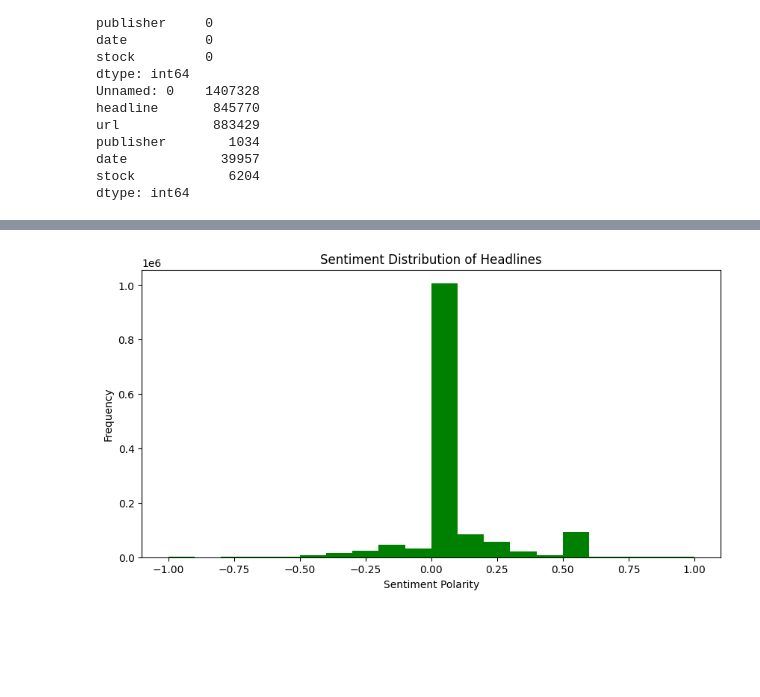
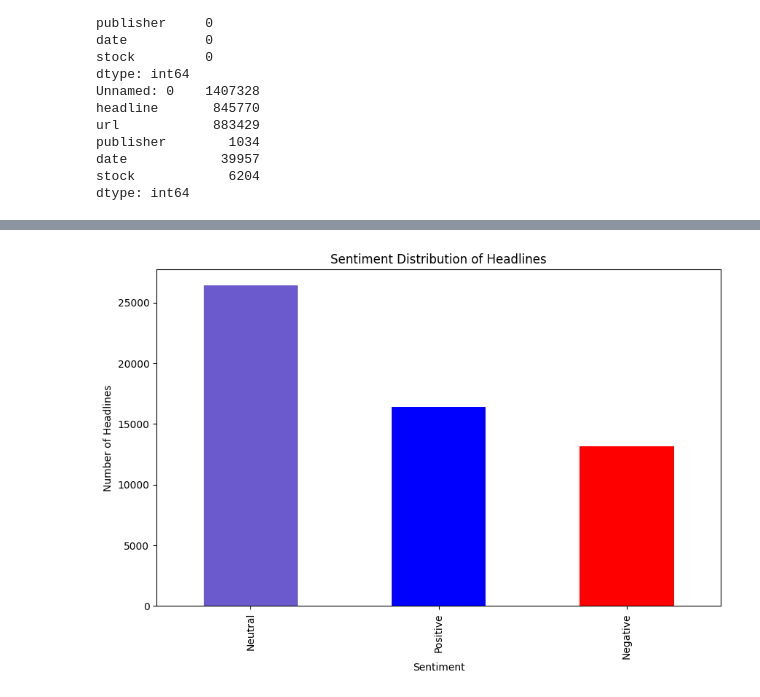
Before and after one commit to hasankere/Training, a Jupyter notebook: notebooks/stock_data_analysis.ipynb, the cells around one changed output, grey strips where cells are left out. Saved outputs shown, nothing was run; the diff lists cells and outputs as text; code cells hidden in the pictures; blank space fills up the shorter version.

```diff
--- a/notebooks/stock_data_analysis.ipynb
+++ b/notebooks/stock_data_analysis.ipynb
@@ -242,0 +275,28 @@ See the caveats in the documentation: https://pandas.pydata.org/pandas-docs/stab
+# %%
+#Using VADER Sentiment Analyzer
+# Download the VADER lexicon
+nltk.download('vader_lexicon')
+
+# Perform sentiment analysis
+if 'headline' in data.columns:
+    sia = SentimentIntensityAnalyzer()
+
+    def get_vader_sentiment(text):
+        score = sia.polarity_scores(text)
+        if score['compound'] > 0.05:
+            return 'Positive'
+        elif score['compound'] < -0.05:
+            return 'Negative'
+        else:
+            return 'Neutral'
+
+    # Apply VADER sentiment analysis
+    data['sentiment'] = data['headline'].astype(str).apply(get_vader_sentiment)
+
+    # Display results
+    print(data[['headline', 'sentiment']].head())
+
+    # Save results
+    data.to_csv('headlines_with_sentiment.csv', index=False)
+else:
+    print("Column 'headline' not found in dataset.")
@@ -243,12 +313,15 @@ See the caveats in the documentation: https://pandas.pydata.org/pandas-docs/stab
 # %%
-# Add sentiment scores
-data['sentiment'] = data['headline'].apply(lambda x: TextBlob(x).sentiment.polarity)
 
-# Check sentiment distribution
-data['sentiment'].plot(kind='hist', bins=20, figsize=(10, 5), color='green')
-plt.title("Sentiment Distribution of Headlines")
-plt.xlabel("Sentiment Polarity")
-plt.ylabel("Frequency")
+#. Visualize Sentiment Distribution
+
+# Count the sentiment labels
+sentiment_counts = data['sentiment'].value_counts()
+
+# Plot
+sentiment_counts.plot(kind='bar', color=['SlateBlue', 'blue', 'red'], figsize=(10, 6))
+plt.title('Sentiment Distribution of Headlines')
+plt.xlabel('Sentiment')
+plt.ylabel('Number of Headlines')
 plt.show()
 # %% [output]
-[figure, old version]
+[figure, new version]
```
Also changed, not shown: parts of 26 cells of this notebook.
